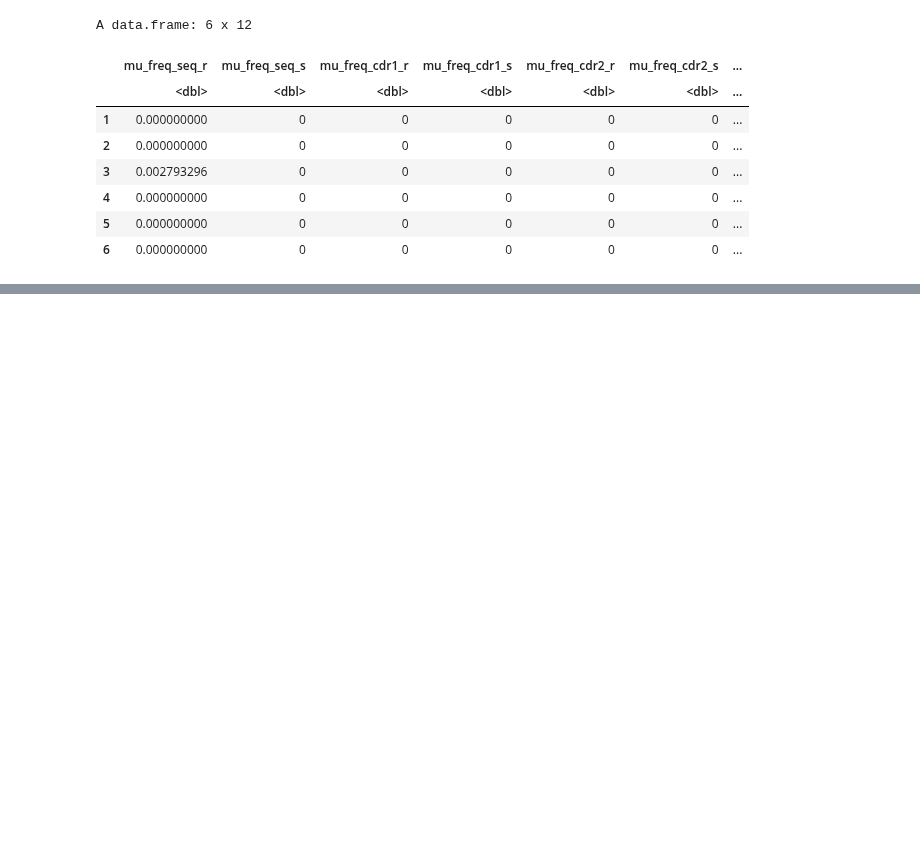
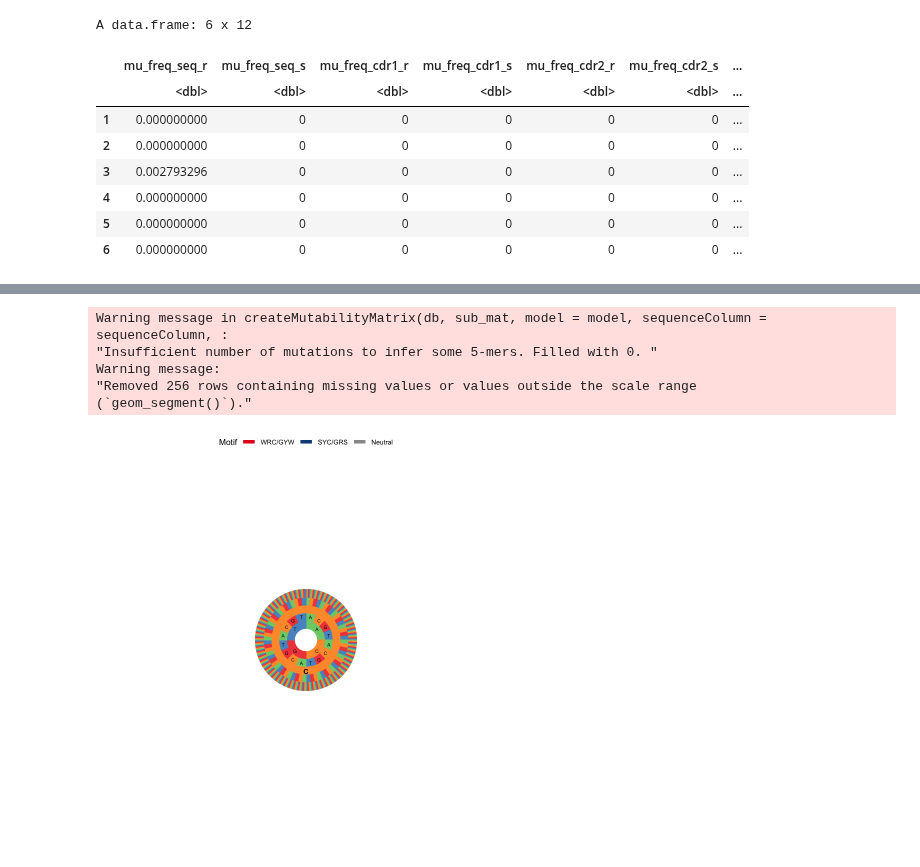
Before and after one commit to sofiacardenase/tesisbioinf-sofia, a Jupyter notebook: notebooks/shmmodelos.ipynb, the cells around one changed output, grey strips where cells are left out. Cells and saved outputs as stored; diff of their text form; code cells hidden in the pictures; blank space fills up the shorter version.

Commit message:
targeting

```diff
--- a/notebooks/shmmodelos.ipynb
+++ b/notebooks/shmmodelos.ipynb
@@ -142,0 +143,44 @@ Calculating BASELINe statistics...
+# %%
+# MODELO DE TARGETING EN SHAZAM
+
+
+data(ExampleDb, package="alakazam")
+
+# 2. Filtrar por isotipo de interés (ej. IGHM)
+db <- subset(ExampleDb, c_call %in% c("IGHM"))
+
+# 3. Colapsar clones a secuencia consenso
+clones <- collapseClones(
+  db,
+  cloneColumn="clone_id",
+  sequenceColumn="sequence_alignment",
+  germlineColumn="germline_alignment_d_mask",
+  regionDefinition=IMGT_V,
+  method="thresholdedFreq",
+  minimumFrequency=0.6,
+  includeAmbiguous=FALSE,
+  breakTiesStochastic=FALSE,
+  nproc=1
+)
+
+# 4. Crear modelo de targeting directamente (mutabilidad + sustitución)
+targeting_model <- createTargetingModel(
+  clones,
+  model="s",                        # usar mutaciones silenciosas
+  sequenceColumn="clonal_sequence",
+  germlineColumn="clonal_germline",
+  vCallColumn="v_call"
+)
+
+# 5. Visualizar mutabilidad (ejemplo con nucleótido A)
+plotMutability(targeting_model, nucleotides="C", style="hedgehog")
+
+# 6. Calcular matriz de distancias a partir del modelo
+targeting_dist <- calcTargetingDistance(targeting_model)
+# %% [output]
+Warning message in createMutabilityMatrix(db, sub_mat, model = model, sequenceColumn = sequenceColumn, :
+"Insufficient number of mutations to infer some 5-mers. Filled with 0. "
+Warning message:
+"Removed 256 rows containing missing values or values outside the scale range
+(`geom_segment()`)."
+[figure, added]
```
Also changed, not shown: parts of 1 cell of this notebook.
